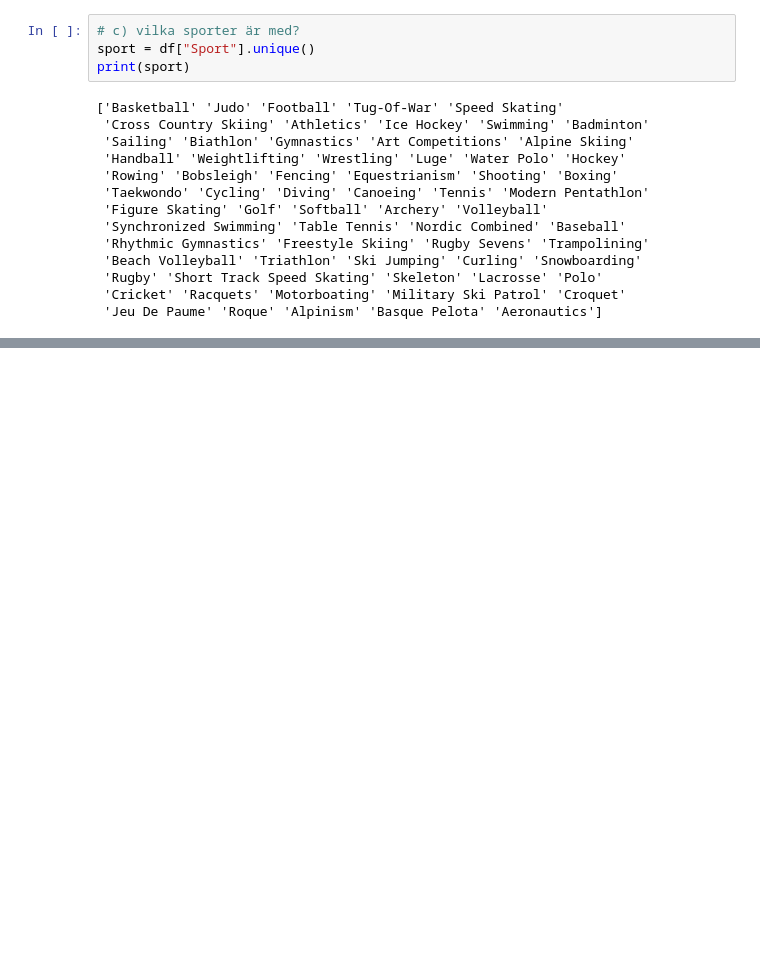
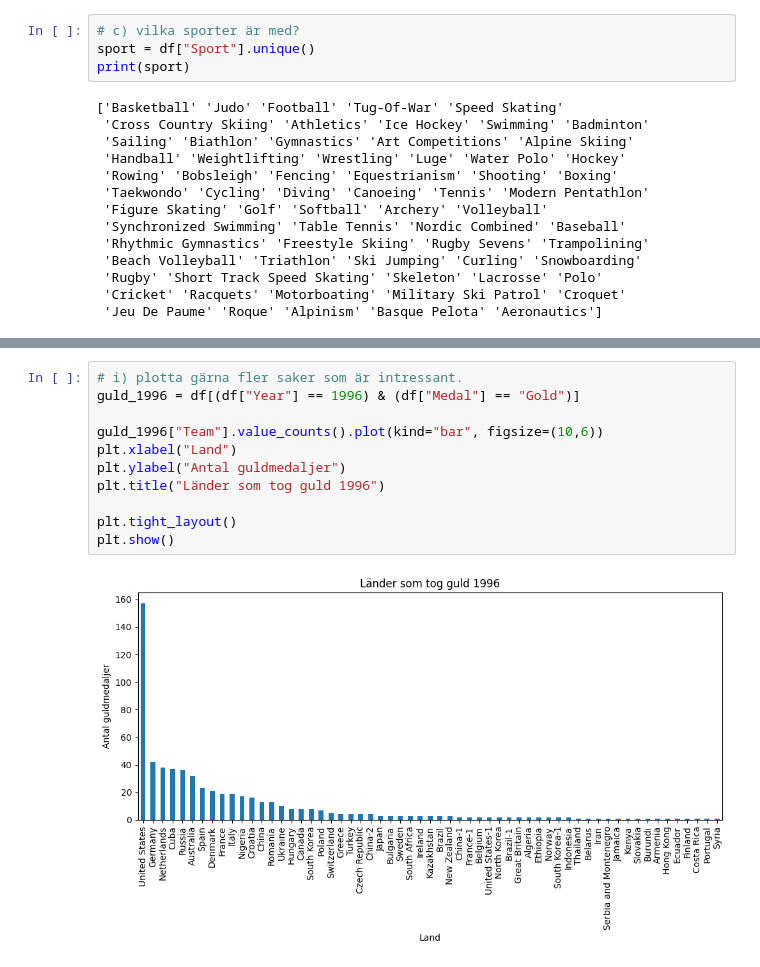
Before and after one commit to n00rp/Project_Olympic, a Jupyter notebook: Individuella filer/uppgift_00_jenny.ipynb, the cells around one changed output, grey strips where cells are left out. Drawn from its saved outputs; the diff is of its cells as text; blank space fills up the shorter version.

```diff
--- a/Individuella filer/uppgift_00_jenny.ipynb
+++ b/Individuella filer/uppgift_00_jenny.ipynb
@@ -59,0 +107,13 @@ print(sport)
+# %%
+# i) plotta gärna fler saker som är intressant.
+guld_1996 = df[(df["Year"] == 1996) & (df["Medal"] == "Gold")]
+
+guld_1996["Team"].value_counts().plot(kind="bar", figsize=(10,6))
+plt.xlabel("Land")
+plt.ylabel("Antal guldmedaljer")
+plt.title("Länder som tog guld 1996")
+
+plt.tight_layout()
+plt.show()
+# %% [output]
+[figure, added]
```
Also changed, not shown: parts of 6 cells of this notebook.
